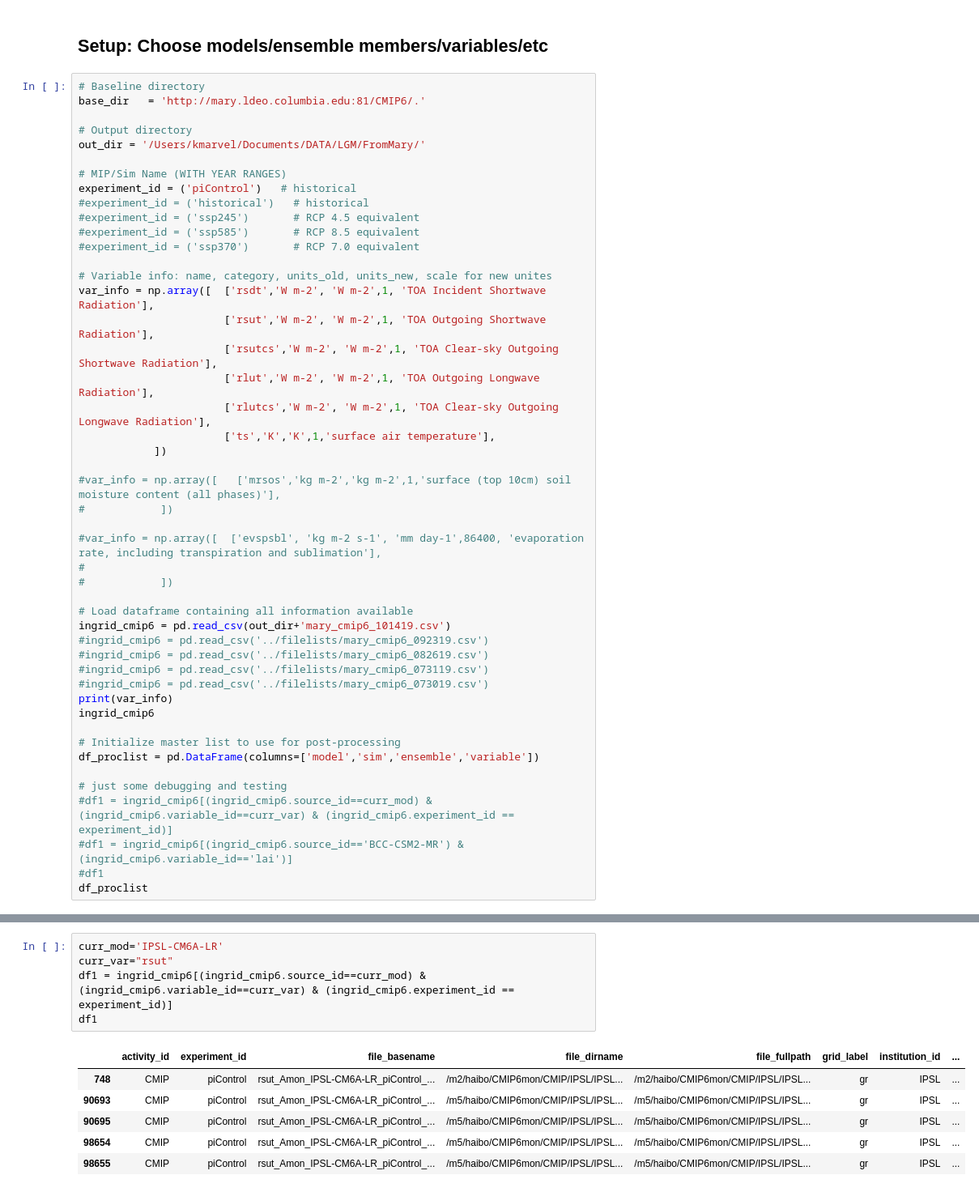
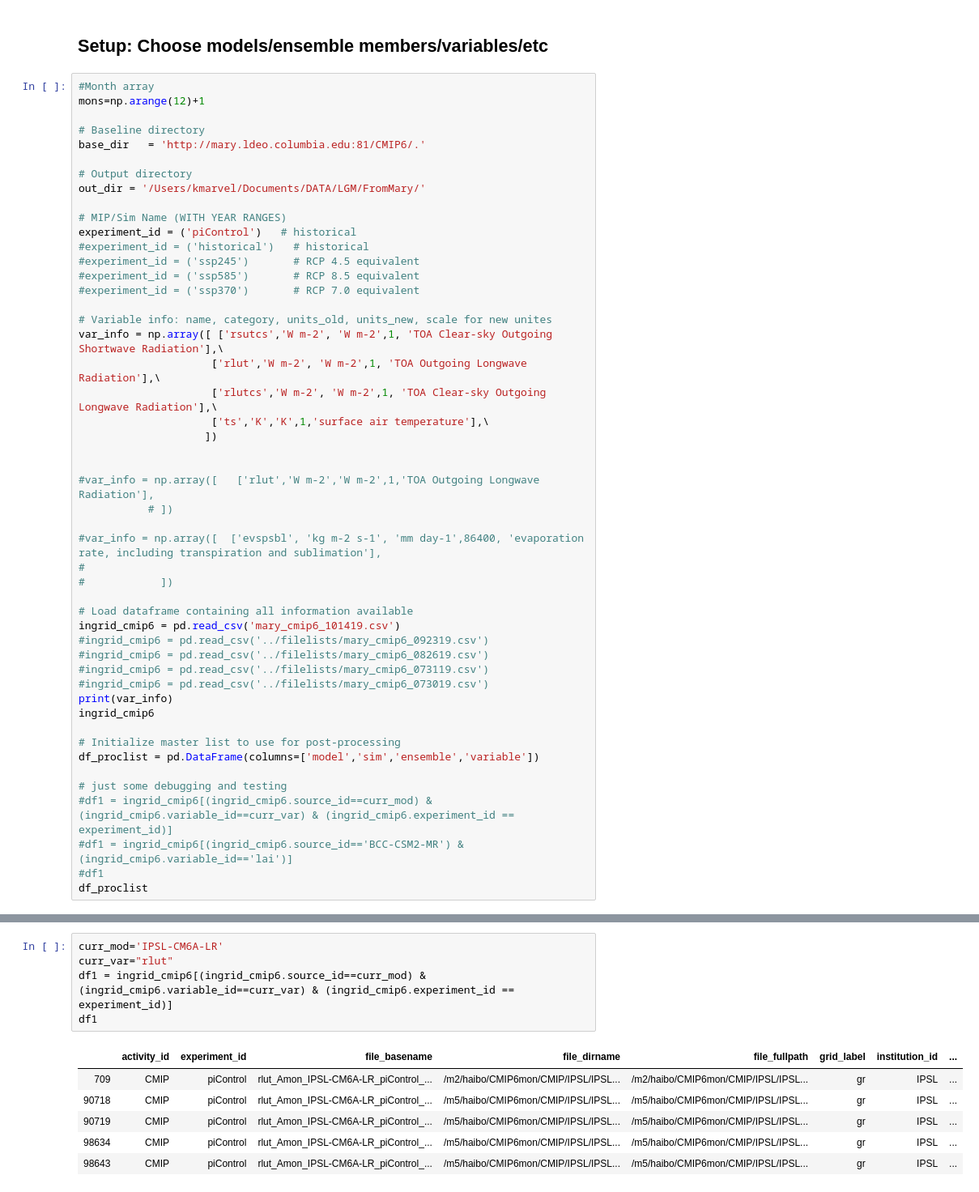
Before and after one commit to katemarvel/CMIP6_LDEO, a Jupyter notebook: Kate_cmip6.ipynb, the cells around one changed output, grey strips where cells are left out. Shown: that part at 81% size. Saved outputs shown, nothing was run; the diff lists cells and outputs as text.

Commit message:
pulls down EEB data from Mary

```diff
--- a/Kate_cmip6.ipynb
+++ b/Kate_cmip6.ipynb
@@ -77,6 +77,9 @@ for x in enumerate(model_names):
 # %% [markdown]
 ## Setup: Choose models/ensemble members/variables/etc
 # %%
+#Month array
+mons=np.arange(12)+1
+
 # Baseline directory
 base_dir   = 'http://mary.ldeo.columbia.edu:81/CMIP6/.'
 
@@ -91,23 +94,22 @@ experiment_id = ('piControl')   # historical
 #experiment_id = ('ssp370')       # RCP 7.0 equivalent
 
 # Variable info: name, category, units_old, units_new, scale for new unites
-var_info = np.array([  ['rsdt','W m-2', 'W m-2',1, 'TOA Incident Shortwave Radiation'],
-                       ['rsut','W m-2', 'W m-2',1, 'TOA Outgoing Shortwave Radiation'],
-                       ['rsutcs','W m-2', 'W m-2',1, 'TOA Clear-sky Outgoing Shortwave Radiation'],
-                       ['rlut','W m-2', 'W m-2',1, 'TOA Outgoing Longwave Radiation'],
-                       ['rlutcs','W m-2', 'W m-2',1, 'TOA Clear-sky Outgoing Longwave Radiation'],
-                       ['ts','K','K',1,'surface air temperature'],
-            ])
+var_info = np.array([ ['rsutcs','W m-2', 'W m-2',1, 'TOA Clear-sky Outgoing Shortwave Radiation'],\
+                     ['rlut','W m-2', 'W m-2',1, 'TOA Outgoing Longwave Radiation'],\
+                     ['rlutcs','W m-2', 'W m-2',1, 'TOA Clear-sky Outgoing Longwave Radiation'],\
+                     ['ts','K','K',1,'surface air temperature'],\
+                    ])
 
-#var_info = np.array([   ['mrsos','kg m-2','kg m-2',1,'surface (top 10cm) soil moisture content (all phases)'],
-#            ])
+
+#var_info = np.array([   ['rlut','W m-2','W m-2',1,'TOA Outgoing Longwave Radiation'],
+           # ])
 
 #var_info = np.array([  ['evspsbl', 'kg m-2 s-1', 'mm day-1',86400, 'evaporation rate, including transpiration and sublimation'],
 #
 #            ])
 
 # Load dataframe containing all information available
-ingrid_cmip6 = pd.read_csv(out_dir+'mary_cmip6_101419.csv')
+ingrid_cmip6 = pd.read_csv('mary_cmip6_101419.csv')
 #ingrid_cmip6 = pd.read_csv('../filelists/mary_cmip6_092319.csv')
 #ingrid_cmip6 = pd.read_csv('../filelists/mary_cmip6_082619.csv')
 #ingrid_cmip6 = pd.read_csv('../filelists/mary_cmip6_073119.csv')
@@ -333,15 +350,15 @@ ConnectionError: HTTPConnectionPool(host='mary.ldeo.columbia.edu', port=81): Max
 # %%
 curr_mod='IPSL-CM6A-LR'
-curr_var="rsut"
+curr_var="rlut"
 df1 = ingrid_cmip6[(ingrid_cmip6.source_id==curr_mod) & (ingrid_cmip6.variable_id==curr_var) & (ingrid_cmip6.experiment_id == experiment_id)]
 df1
 # %% [output]
 |  | activity_id | experiment_id | file_basename | file_dirname | file_fullpath | grid_label | institution_id | ... |
-| 748 | CMIP | piControl | rsut_Amon_IPSL-CM6A-LR_piControl_... | /m2/haibo/CMIP6mon/CMIP/IPSL/IPSL... | /m2/haibo/CMIP6mon/CMIP/IPSL/IPSL... | gr | IPSL | ... |
-| 90693 | CMIP | piControl | rsut_Amon_IPSL-CM6A-LR_piControl_... | /m5/haibo/CMIP6mon/CMIP/IPSL/IPSL... | /m5/haibo/CMIP6mon/CMIP/IPSL/IPSL... | gr | IPSL | ... |
-| 90695 | CMIP | piControl | rsut_Amon_IPSL-CM6A-LR_piControl_... | /m5/haibo/CMIP6mon/CMIP/IPSL/IPSL... | /m5/haibo/CMIP6mon/CMIP/IPSL/IPSL... | gr | IPSL | ... |
-| 98654 | CMIP | piControl | rsut_Amon_IPSL-CM6A-LR_piControl_... | /m5/haibo/CMIP6mon/CMIP/IPSL/IPSL... | /m5/haibo/CMIP6mon/CMIP/IPSL/IPSL... | gr | IPSL | ... |
-| 98655 | CMIP | piControl | rsut_Amon_IPSL-CM6A-LR_piControl_... | /m5/haibo/CMIP6mon/CMIP/IPSL/IPSL... | /m5/haibo/CMIP6mon/CMIP/IPSL/IPSL... | gr | IPSL | ... |
+| 709 | CMIP | piControl | rlut_Amon_IPSL-CM6A-LR_piControl_... | /m2/haibo/CMIP6mon/CMIP/IPSL/IPSL... | /m2/haibo/CMIP6mon/CMIP/IPSL/IPSL... | gr | IPSL | ... |
+| 90718 | CMIP | piControl | rlut_Amon_IPSL-CM6A-LR_piControl_... | /m5/haibo/CMIP6mon/CMIP/IPSL/IPSL... | /m5/haibo/CMIP6mon/CMIP/IPSL/IPSL... | gr | IPSL | ... |
+| 90719 | CMIP | piControl | rlut_Amon_IPSL-CM6A-LR_piControl_... | /m5/haibo/CMIP6mon/CMIP/IPSL/IPSL... | /m5/haibo/CMIP6mon/CMIP/IPSL/IPSL... | gr | IPSL | ... |
+| 98634 | CMIP | piControl | rlut_Amon_IPSL-CM6A-LR_piControl_... | /m5/haibo/CMIP6mon/CMIP/IPSL/IPSL... | /m5/haibo/CMIP6mon/CMIP/IPSL/IPSL... | gr | IPSL | ... |
+| 98643 | CMIP | piControl | rlut_Amon_IPSL-CM6A-LR_piControl_... | /m5/haibo/CMIP6mon/CMIP/IPSL/IPSL... | /m5/haibo/CMIP6mon/CMIP/IPSL/IPSL... | gr | IPSL | ... |
 # %%
 #df1 = ingrid_cmip6[(ingrid_cmip6.source_id==curr_mod) & (ingrid_cmip6.variable_id==curr_var)]
 df1 = ingrid_cmip6[(ingrid_cmip6.source_id==curr_mod) & (ingrid_cmip6.variable_id=='rsut')]
```
Also changed, not shown: parts of 2 cells of this notebook.
